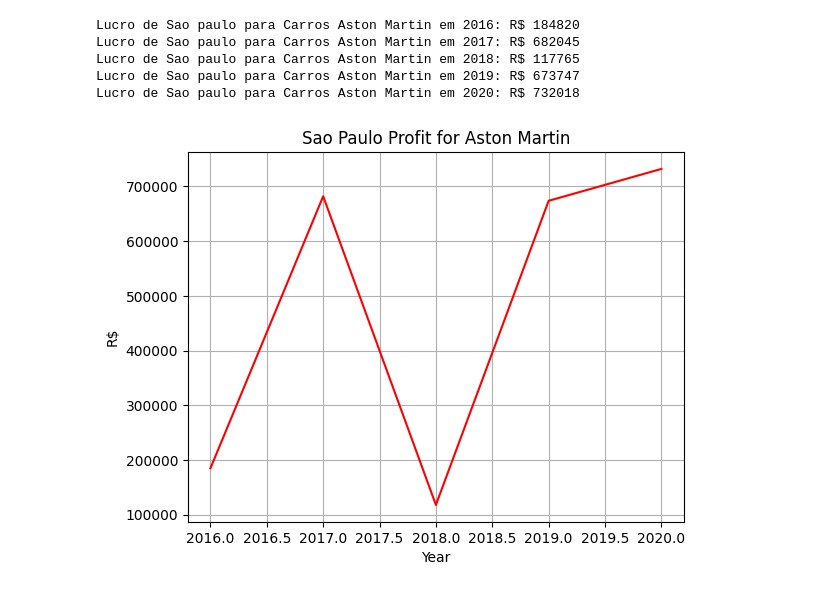
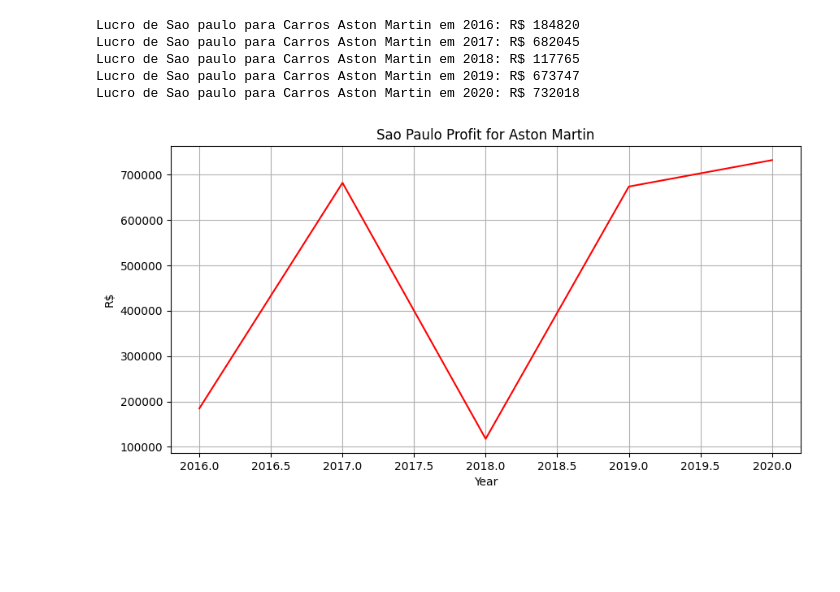
Before and after one commit to GabrielDornelles/math, a Jupyter notebook: Statistics/GR16009-00068-GA/Statistics-GA.ipynb, the cells around one changed output. Drawn from its saved outputs; the diff is of its cells as text; code cells hidden in the pictures; blank space fills up the shorter version.

```diff
--- a/Statistics/GR16009-00068-GA/Statistics-GA.ipynb
+++ b/Statistics/GR16009-00068-GA/Statistics-GA.ipynb
@@ -54,24 +54,26 @@ def check_occurence(data: dict, search_for:str , sub_classes:list):
 # %%
 general_dict = build_dict_from_csv()
 sp_sales = []
 for i in range(2016,2021):
     x = check_occurence(data=general_dict, search_for= "Lucro", sub_classes=["São Paulo","Aston Martin",str(i)])
     x = np.array(x).astype(np.int64)
     total_value = np.sum(x)
     sp_sales.append(total_value)
     print(f"Lucro de Sao paulo para Carros Aston Martin em {i}: R$ {total_value}")
+
+figure(figsize=(10, 5), dpi=100)
 plt.title("Sao Paulo Profit for Aston Martin")
 plt.grid()
 plt.xlabel("Year")
 plt.ylabel("R$")
 plt.plot(np.linspace(2016, 2020, len(sp_sales)),sp_sales, color ="red")
 plt.show()
 # %% [output]
 Lucro de Sao paulo para Carros Aston Martin em 2016: R$ 184820
 Lucro de Sao paulo para Carros Aston Martin em 2017: R$ 682045
 Lucro de Sao paulo para Carros Aston Martin em 2018: R$ 117765
 Lucro de Sao paulo para Carros Aston Martin em 2019: R$ 673747
 Lucro de Sao paulo para Carros Aston Martin em 2020: R$ 732018
-[figure, old version]
+[figure, new version]
 # %%
 #Estado, Ano e Fabricante
```
Also changed, not shown: parts of 3 cells of this notebook.
